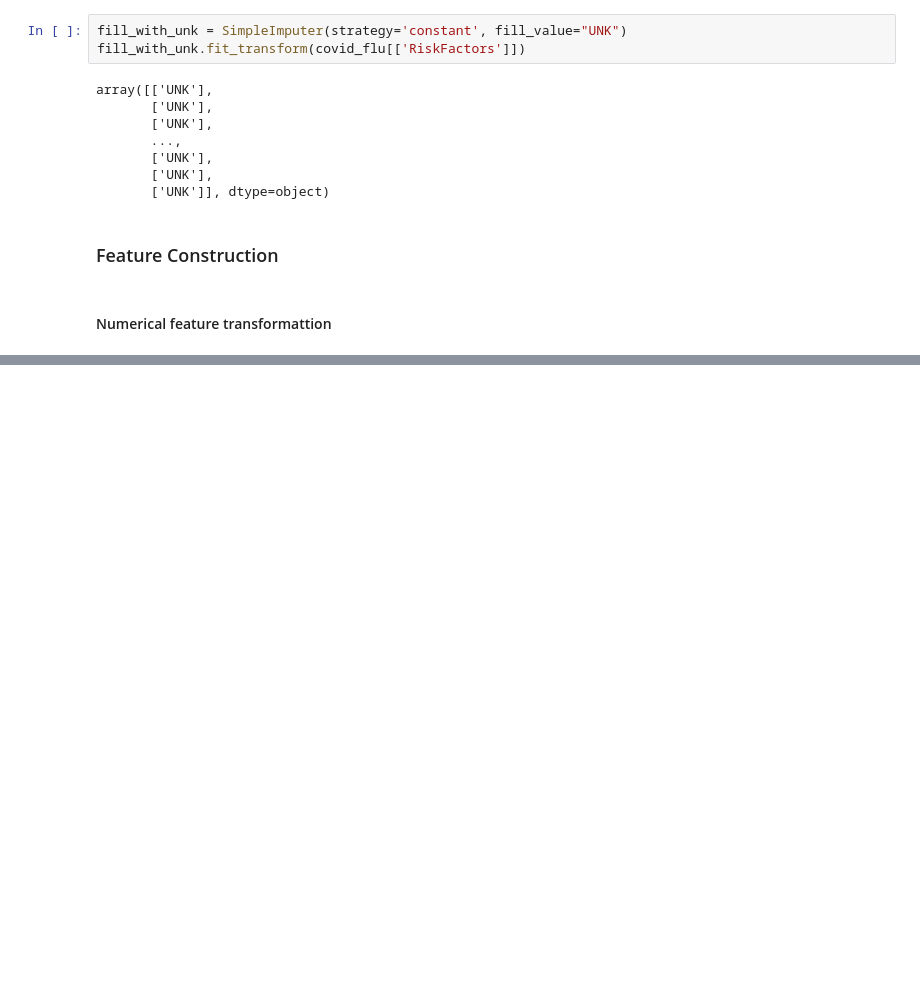
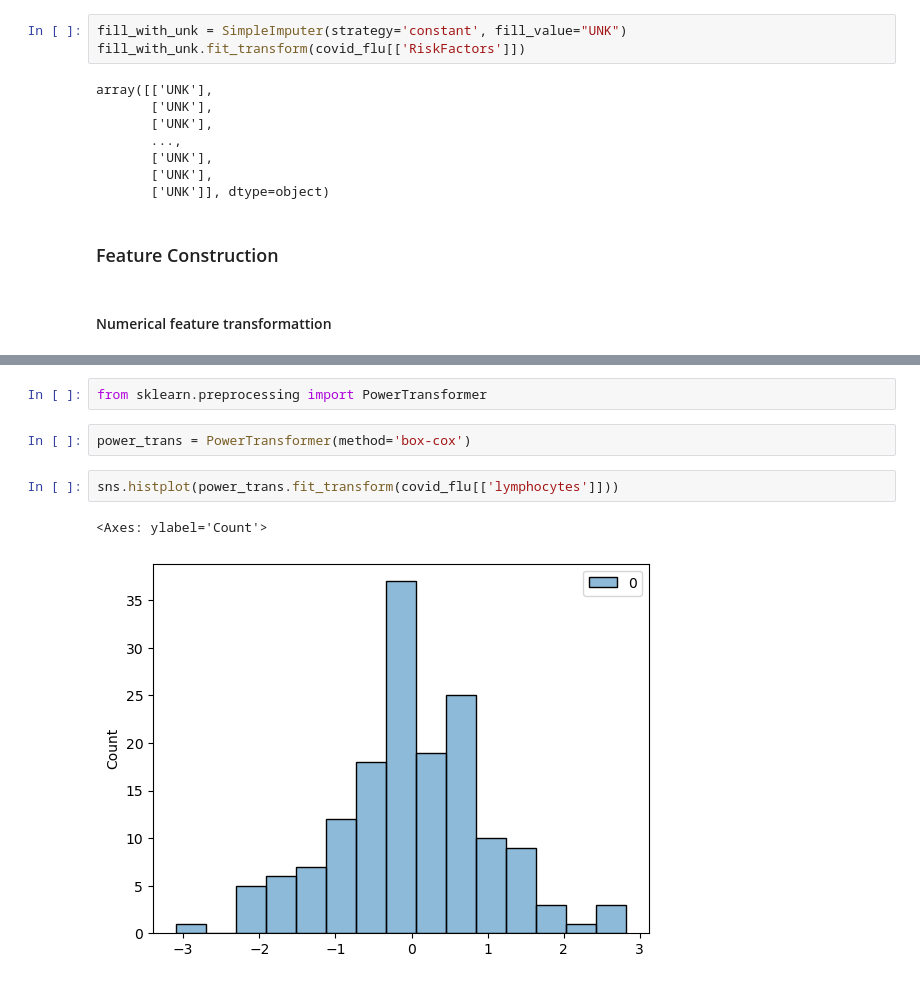
Before and after one commit to lhduc94/covid_19_prediction, a Jupyter notebook: notebooks/main.ipynb, the cells around one changed output, grey strips where cells are left out. Cells and saved outputs as stored; diff of their text form; blank space fills up the shorter version.

```diff
--- a/notebooks/main.ipynb
+++ b/notebooks/main.ipynb
@@ -248,0 +264,9 @@ Chúng ta sử dụng log transformation khi phân phối dữ liệu quá lệc
+# %%
+from sklearn.preprocessing import PowerTransformer
+# %%
+power_trans = PowerTransformer(method='box-cox')
+# %%
+sns.histplot(power_trans.fit_transform(covid_flu[['lymphocytes']]))
+# %% [output]
+<Axes: ylabel='Count'>
+[figure, added]
```
Also changed, not shown: parts of 10 cells of this notebook.
